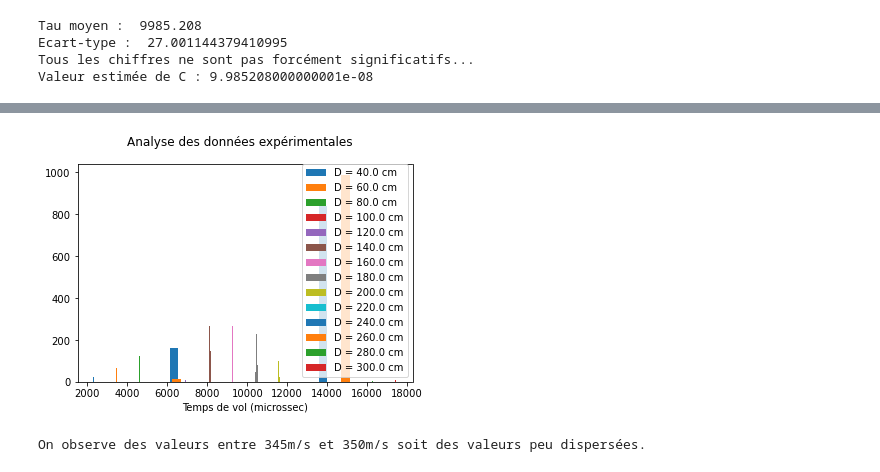
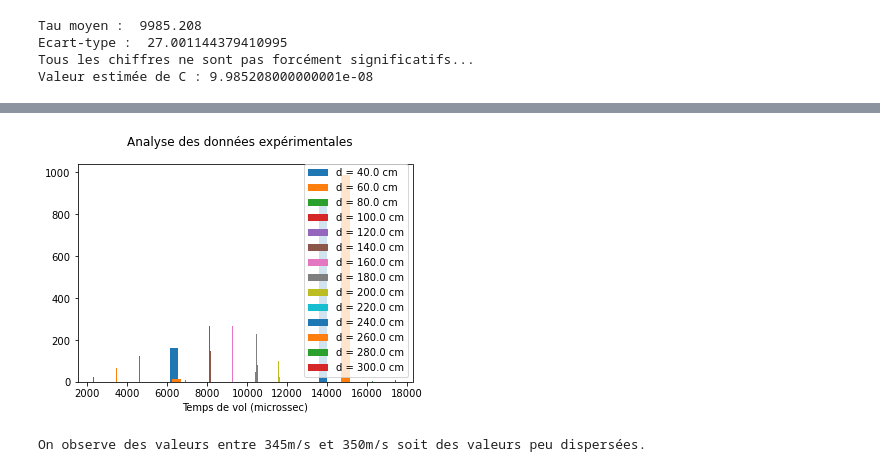
Before and after one commit to pcsi3physiquestan/intro_python_td, a Jupyter notebook: _sources/notebook/exo_science_2.ipynb, the cells around one changed output, grey strips where cells are left out. Saved outputs shown, nothing was run; the diff lists cells and outputs as text; code cells hidden in the pictures.

```diff
--- a/_sources/notebook/exo_science_2.ipynb
+++ b/_sources/notebook/exo_science_2.ipynb
@@ -220,22 +220,22 @@ _Compléments utiles_:
 # %%
 donnees = np.loadtxt('Sf6/vitesse_son_2.dat', skiprows=10, delimiter=",")
 distances = donnees[:, 0]  # Récupération des distances.
 
 """Tracé des histogrammes"""
 f, ax = plt.subplots()
 f.suptitle("Analyse des données expérimentales")
 ax.set_xlabel("Temps de vol (microssec)")
 
 for data in donnees:
     d = data[0]  # Distance d'étude
     tps = data[1:]  # Les temps de vol
-    ax.hist(tps, bins='rice', label="D = " + str(d) + " cm")  # Tracé de l'histogramme. Observer l'ajout de la légende.
+    ax.hist(tps, bins='rice', label="d = " + str(d) + " cm")  # Tracé de l'histogramme. Observer l'ajout de la légende.
 
 ax.legend()
 
 plt.show()
 # %% [output]
-[figure, old version]
+[figure, new version]
 # %%
 def selection(u):
     """Fonction qui sélectionne les valeurs acceptables du vecteur u"""
```
Also changed, not shown: parts of 1 cell of this notebook, 4 other files.
